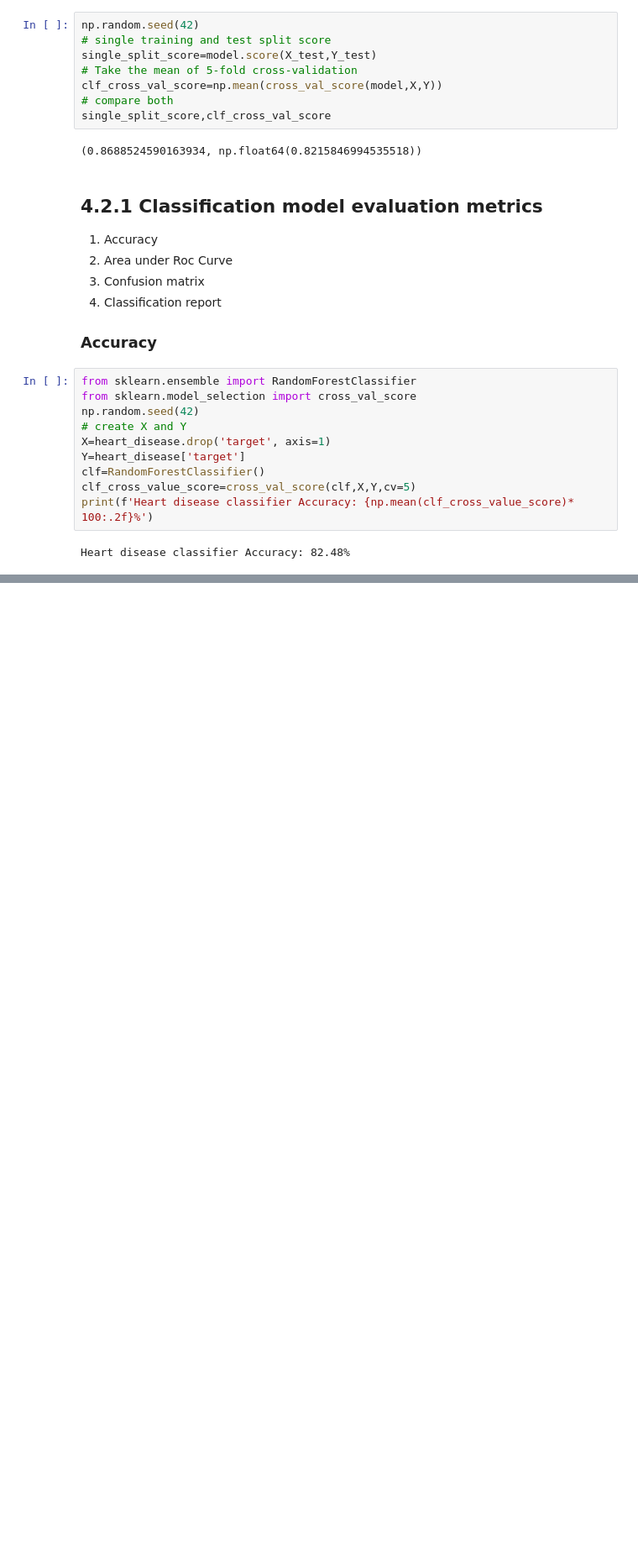
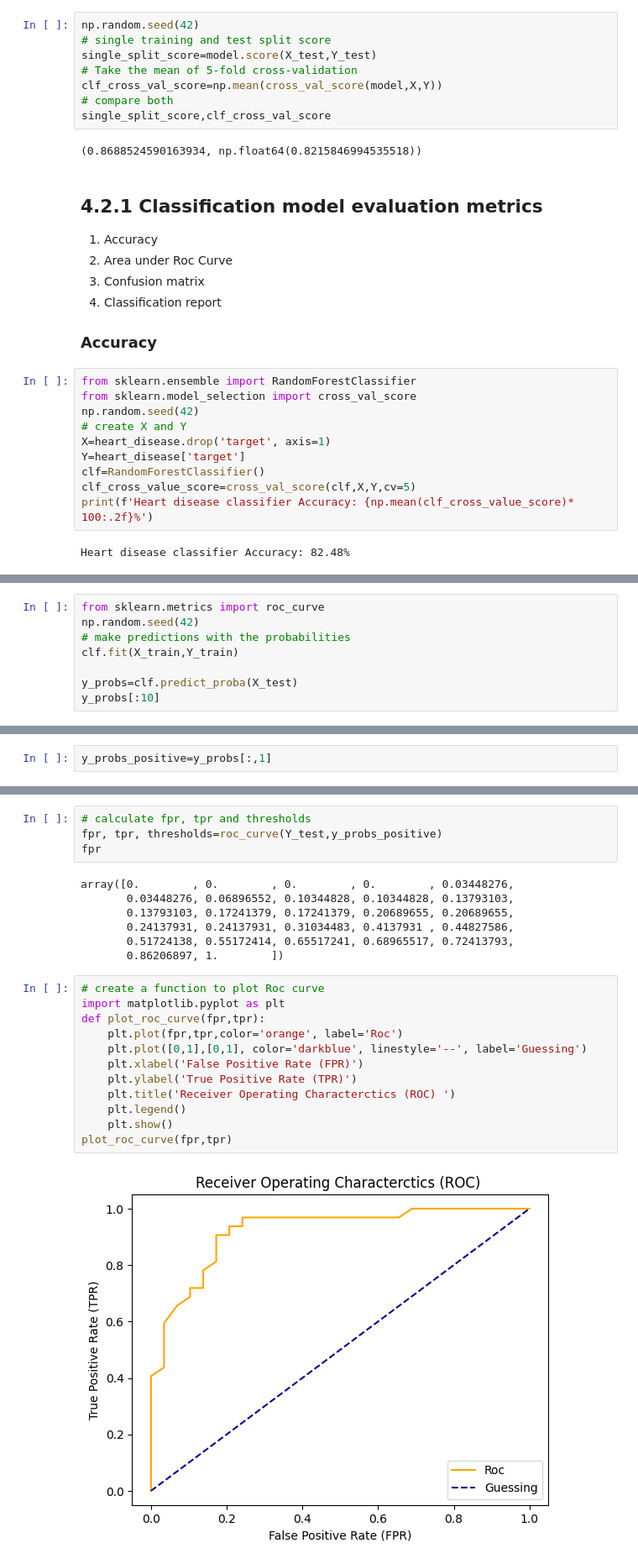
Before and after one commit to Kidist-c/Machine-Learning-Practice, a Jupyter notebook: Notebooks/model.ipynb, the cells around one changed output, grey strips where cells are left out. Shown at 84% size. Drawn from its saved outputs; the diff is of its cells as text; blank space fills up the shorter version.

```diff
--- a/Notebooks/model.ipynb
+++ b/Notebooks/model.ipynb
@@ -136,0 +142,8 @@ Heart disease classifier Accuracy: 82.48%
+# %%
+from sklearn.metrics import roc_curve
+np.random.seed(42)
+# make predictions with the probabilities
+clf.fit(X_train,Y_train)
+
+y_probs=clf.predict_proba(X_test)
+y_probs[:10]
@@ -136,0 +161,2 @@ Heart disease classifier Accuracy: 82.48%
+# %%
+y_probs_positive=y_probs[:,1]
@@ -136,0 +172,25 @@ Heart disease classifier Accuracy: 82.48%
+# %%
+# calculate fpr, tpr and thresholds
+fpr, tpr, thresholds=roc_curve(Y_test,y_probs_positive)
+fpr
+# %% [output]
+array([0.        , 0.        , 0.        , 0.        , 0.03448276,
+       0.03448276, 0.06896552, 0.10344828, 0.10344828, 0.13793103,
+       0.13793103, 0.17241379, 0.17241379, 0.20689655, 0.20689655,
+       0.24137931, 0.24137931, 0.31034483, 0.4137931 , 0.44827586,
+       0.51724138, 0.55172414, 0.65517241, 0.68965517, 0.72413793,
+       0.86206897, 1.        ])
+# %%
+# create a function to plot Roc curve
+import matplotlib.pyplot as plt
+def plot_roc_curve(fpr,tpr):
+    plt.plot(fpr,tpr,color='orange', label='Roc')
+    plt.plot([0,1],[0,1], color='darkblue', linestyle='--', label='Guessing')
+    plt.xlabel('False Positive Rate (FPR)')
+    plt.ylabel('True Positive Rate (TPR)')
+    plt.title('Receiver Operating Characterctics (ROC) ')
+    plt.legend()
+    plt.show()
+plot_roc_curve(fpr,tpr)
+# %% [output]
+[figure, added]
```
Also changed, not shown: parts of 6 cells of this notebook.
